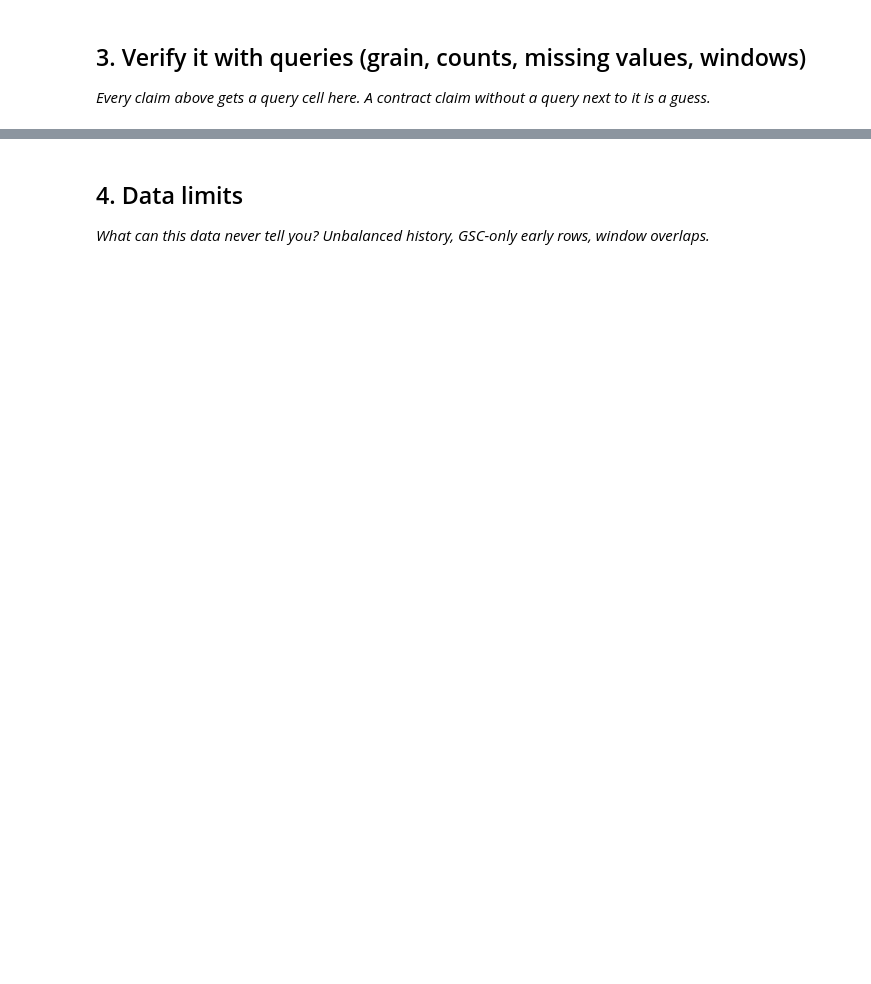
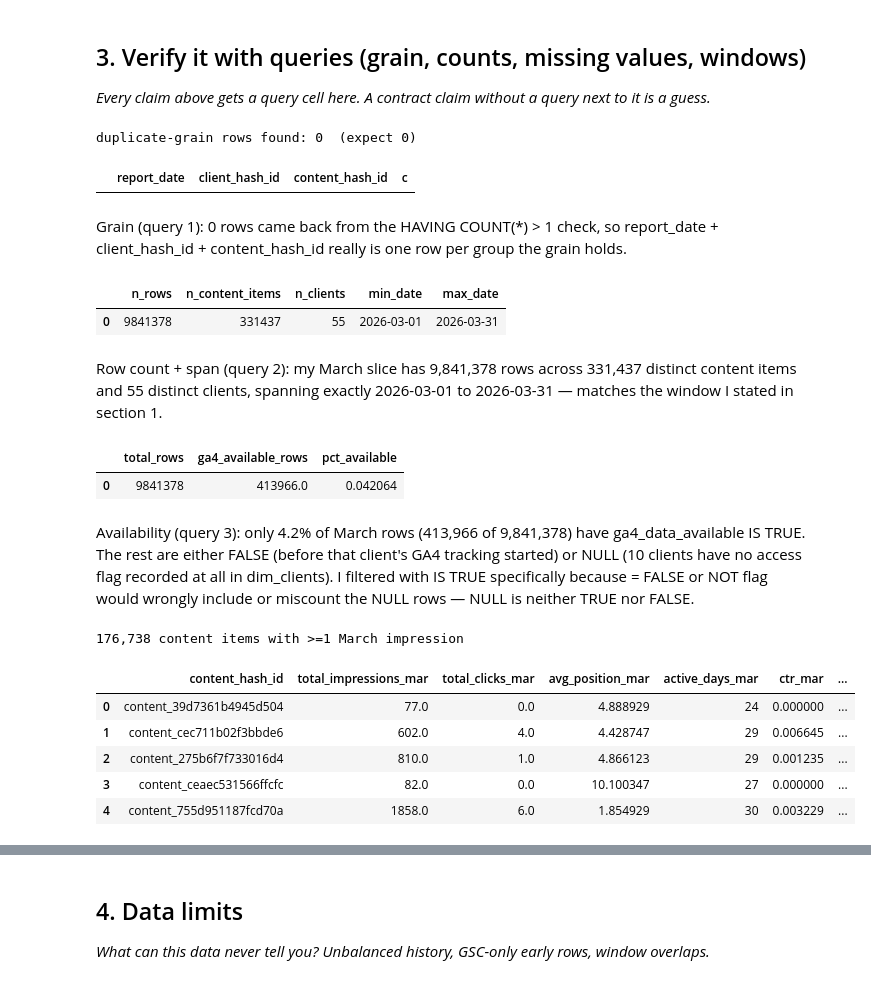
Before and after one commit to yumna-09/FlyRank-ML-Internship, a Jupyter notebook: work/notebooks/w03_data_contract.ipynb, the cells around one changed output, grey strips where cells are left out. Drawn from its saved outputs; the diff is of its cells as text; code cells hidden in the pictures; blank space fills up the shorter version.

```diff
--- a/work/notebooks/w03_data_contract.ipynb
+++ b/work/notebooks/w03_data_contract.ipynb
@@ -27,3 +120,80 @@ This skeleton is yours to fill. Work the sections **in order** — each one has
 # %%
 # This cell is for CODE (numbers, a query, a check).
 # Write your text answer in the cell ABOVE this one — typing sentences here breaks Run All.
+grain_check = con.sql(f"""
+    SELECT report_date, client_hash_id, content_hash_id, COUNT(*) AS c
+    FROM {TABLES['fact_march']}
+    GROUP BY report_date, client_hash_id, content_hash_id
+    HAVING COUNT(*) > 1
+    LIMIT 5
+""").df()
+
+print(f'duplicate-grain rows found: {len(grain_check)}  (expect 0)')
+grain_check
+# %% [output]
+duplicate-grain rows found: 0  (expect 0)
+|  | report_date | client_hash_id | content_hash_id | c |
+# %% [markdown]
+Grain (query 1): 0 rows came back from the HAVING COUNT(*) > 1 check, so report_date + client_hash_id + content_hash_id really is one row per group the grain holds.
+# %%
+span = con.sql(f"""
+    SELECT COUNT(*) AS n_rows,
+           COUNT(DISTINCT content_hash_id) AS n_content_items,
+           COUNT(DISTINCT client_hash_id) AS n_clients,
+           MIN(report_date) AS min_date,
+           MAX(report_date) AS max_date
+    FROM {TABLES['fact_march']}
+""").df()
+
+span
+# %% [output]
+|  | n_rows | n_content_items | n_clients | min_date | max_date |
+| 0 | 9841378 | 331437 | 55 | 2026-03-01 | 2026-03-31 |
+# %% [markdown]
+Row count + span (query 2): my March slice has 9,841,378 rows across 331,437 distinct content items and 55 distinct clients, spanning exactly 2026-03-01 to 2026-03-31 — matches the window I stated in section 1.
+# %%
+avail = con.sql(f"""
+    SELECT
+        COUNT(*) AS total_rows,
+        SUM(CASE WHEN ga4_data_available IS TRUE THEN 1 ELSE 0 END) AS ga4_available_rows,
+        SUM(CASE WHEN ga4_data_available IS TRUE THEN 1 ELSE 0 END) * 1.0 / COUNT(*) AS pct_available
+    FROM {TABLES['fact_march']}
+""").df()
+
+avail
+# %% [output]
+|  | total_rows | ga4_available_rows | pct_available |
+| 0 | 9841378 | 413966.0 | 0.042064 |
+# %% [markdown]
+Availability (query 3): only 4.2% of March rows (413,966 of 9,841,378) have ga4_data_available IS TRUE. The rest are either FALSE (before that client's GA4 tracking started) or NULL (10 clients have no access flag recorded at all in dim_clients). I filtered with IS TRUE specifically because = FALSE or NOT flag would wrongly include or miscount the NULL rows — NULL is neither TRUE nor FALSE.
+# %%
+features = con.sql(f"""
+    WITH agg AS (
+        SELECT
+            f.content_hash_id,
+            SUM(f.gsc_impressions)                                            AS total_impressions_mar,
+            SUM(f.gsc_clicks)                                                 AS total_clicks_mar,
+            AVG(CASE WHEN f.gsc_avg_position > 0 THEN f.gsc_avg_position END) AS avg_position_mar,
+            COUNT(DISTINCT CASE WHEN f.gsc_impressions > 0 THEN f.report_date END) AS active_days_mar
+        FROM {TABLES['fact_march']} f
+        GROUP BY f.content_hash_id
+        HAVING SUM(f.gsc_impressions) >= 1
+    )
+    SELECT
+        a.*,
+        a.total_clicks_mar * 1.0 / NULLIF(a.total_impressions_mar, 0) AS ctr_mar,
+        DATE_DIFF('day', c.content_created_date, DATE '2026-03-01')  AS content_age_days_mar
+    FROM agg a
+    JOIN {TABLES['dim_content']} c USING (content_hash_id)
+""").df()
+
+print(f'{len(features):,} content items with >=1 March impression')
+features.head()
+# %% [output]
+176,738 content items with >=1 March impression
+|  | content_hash_id | total_impressions_mar | total_clicks_mar | avg_position_mar | active_days_mar | ctr_mar | ... |
+| 0 | content_39d7361b4945d504 | 77.0 | 0.0 | 4.888929 | 24 | 0.000000 | ... |
+| 1 | content_cec711b02f3bbde6 | 602.0 | 4.0 | 4.428747 | 29 | 0.006645 | ... |
+| 2 | content_275b6f7f733016d4 | 810.0 | 1.0 | 4.866123 | 29 | 0.001235 | ... |
+| 3 | content_ceaec531566ffcfc | 82.0 | 0.0 | 10.100347 | 27 | 0.000000 | ... |
+| 4 | content_755d951187fcd70a | 1858.0 | 6.0 | 1.854929 | 30 | 0.003229 | ... |
```
Also changed, not shown: parts of 15 cells of this notebook.
